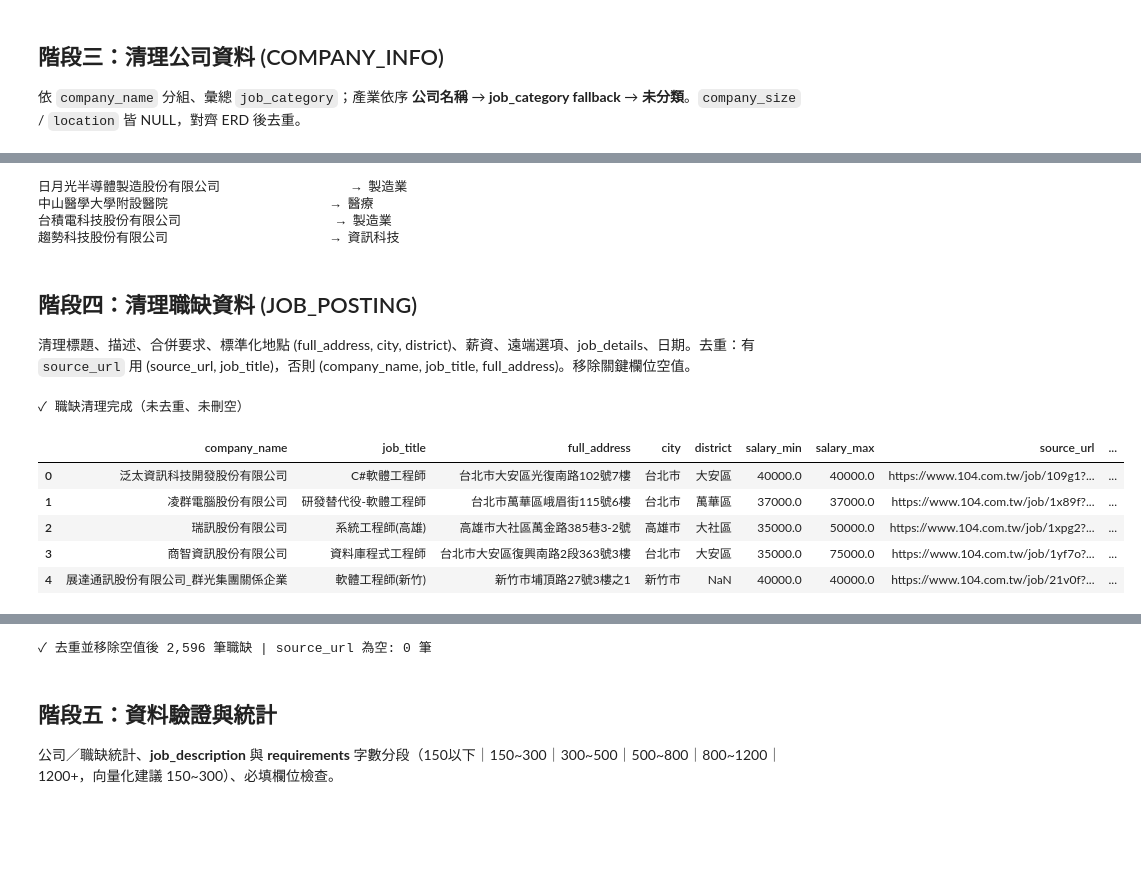
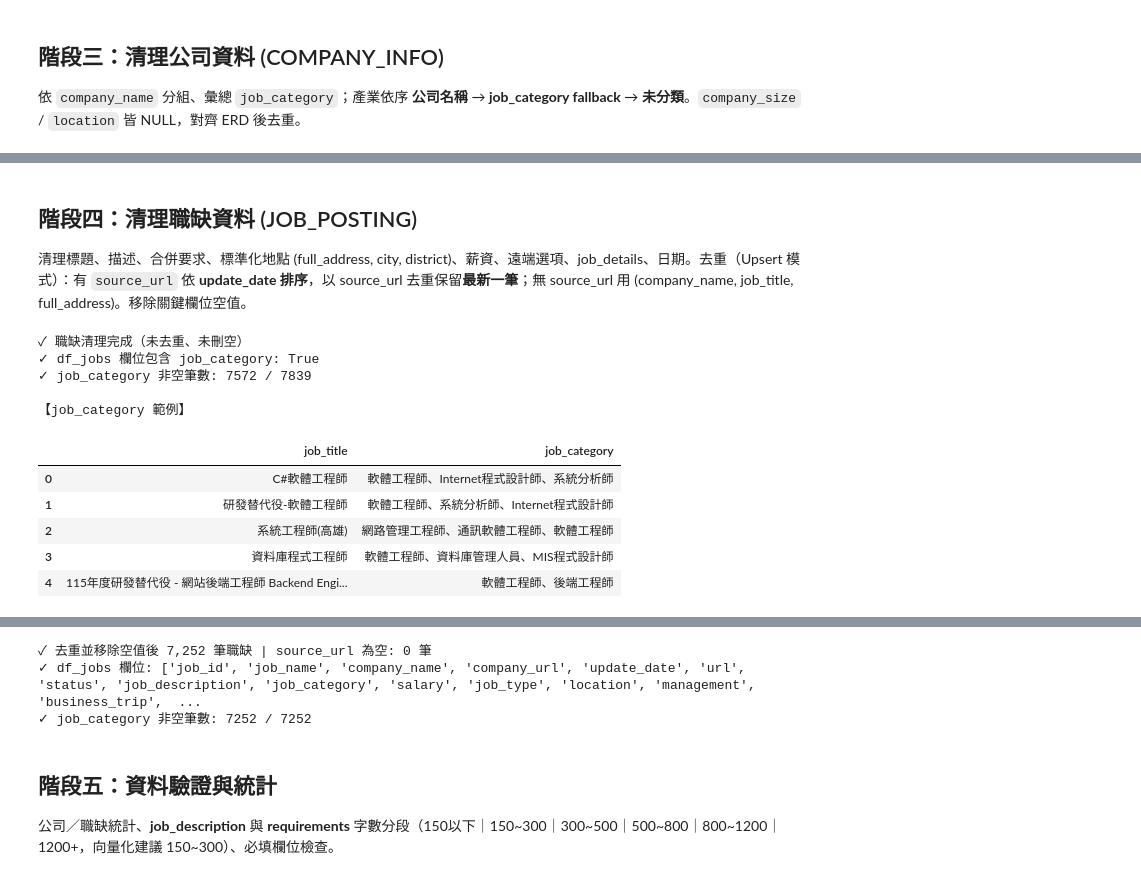
Before and after one commit to slen516-afk/final, a Jupyter notebook: supabase_control/clear.ipynb, the cells around one changed output, grey strips where cells are left out. Cells and saved outputs as stored; diff of their text form; code cells hidden in the pictures; blank space fills up the shorter version.

```diff
--- a/supabase_control/clear.ipynb
+++ b/supabase_control/clear.ipynb
@@ -414,30 +444,14 @@ display(industry_check)
-# %%
-# 測試關鍵案例
-test_cases = [
-    "日月光半導體製造股份有限公司",  # 應該是「製造業」
-    "中山醫學大學附設醫院",          # 應該是「醫療」
-    "台積電科技股份有限公司",        # 應該是「製造業」（不是資訊科技）
-    "趨勢科技股份有限公司",          # 應該是「資訊科技」
-]
-
-for company in test_cases:
-    result = extract_industry(company)
-    print(f"{company[:30]:30s} → {result}")
-# %% [output]
-日月光半導體製造股份有限公司                 → 製造業
-中山醫學大學附設醫院                     → 醫療
-台積電科技股份有限公司                    → 製造業
-趨勢科技股份有限公司                     → 資訊科技
 # %% [markdown]
 ## 階段四：清理職缺資料 (JOB_POSTING)
 
-清理標題、描述、合併要求、標準化地點 (full_address, city, district)、薪資、遠端選項、job_details、日期。去重：有 `source_url` 用 (source_url, job_title)，否則 (company_name, job_title, full_address)。移除關鍵欄位空值。
+清理標題、描述、合併要求、標準化地點 (full_address, city, district)、薪資、遠端選項、job_details、日期。去重（Upsert 模式）：有 `source_url` 依 **update_date 排序**，以 source_url 去重保留**最新一筆**；無 source_url 用 (company_name, job_title, full_address)。移除關鍵欄位空值。
 # %%
-# 複製並保留 company_name（稍後對應 company_id）
+# 複製並保留 company_name、job_category（稍後對應 company_id、寫入 job_posting）
 df_jobs = df_raw.copy()
 df_jobs["company_name"] = df_jobs["company_name"].apply(clean_text)
 df_jobs["job_title"] = df_jobs["job_name"].apply(clean_text)
 df_jobs["job_description"] = df_jobs["job_description"].apply(clean_text)
+df_jobs["job_category"] = df_jobs["job_category"].apply(clean_text)  # 保留並清理職缺類別
 
 # 合併要求
 df_jobs["requirements"] = df_jobs.apply(merge_requirements, axis=1)
@@ -445,37 +459,46 @@ df_jobs["requirements"] = df_jobs.apply(merge_requirements, axis=1)
 # 標準化地點：(full_address, city, district)。CSV 僅有 location
 loc_out = df_jobs.apply(lambda r: standardize_location(None, None, r.get("location")), axis=1)
 df_jobs["full_address"] = [x[0] for x in loc_out]
 df_jobs["city"] = [x[1] for x in loc_out]
 df_jobs["district"] = [x[2] for x in loc_out]
 
 # 薪資
 sal_out = df_jobs["salary"].apply(clean_salary)
 df_jobs["salary_min"] = [x[0] for x in sal_out]
 df_jobs["salary_max"] = [x[1] for x in sal_out]
 
 # 遠端選項、job_details
 df_jobs["remote_option"] = df_jobs.apply(lambda r: determine_remote_option(r.get("full_address"), r.get("job_type")), axis=1)
 df_jobs["job_details"] = df_jobs.apply(create_job_details, axis=1)
 
 # 日期：update_date -> posted_date, created_at -> scraped_at
 df_jobs["posted_date"] = pd.to_datetime(df_jobs["update_date"], errors="coerce").dt.date
 df_jobs["scraped_at"] = pd.to_datetime(df_jobs["created_at"], errors="coerce")
 
 # 來源
 df_jobs["source_platform"] = "104人力銀行"
 df_jobs["source_url"] = df_jobs["url"].where(df_jobs["url"].notna() & (df_jobs["url"].astype(str).str.len() > 0))
 
 # 固定欄位
 df_jobs["is_active"] = True
 df_jobs["is_embedded"] = False
 
 print("✓ 職缺清理完成（未去重、未刪空）")
-df_jobs[["company_name", "job_title", "full_address", "city", "district", "salary_min", "salary_max", "source_url", "job_description"]].head()
+# 驗證 job_category 欄位
+print(f"✓ df_jobs 欄位包含 job_category: {'job_category' in df_jobs.columns}")
+print(f"✓ job_category 非空筆數: {df_jobs['job_category'].notna().sum()} / {len(df_jobs)}")
+print("\n【job_category 範例】")
+display(df_jobs[df_jobs["job_category"].notna()][["job_title", "job_category"]].head(5))
+df_jobs[["company_name", "job_title", "job_category", "full_address", "city", "district", "salary_min", "salary_max", "source_url", "job_description"]].head()
 # %% [output]
 ✓ 職缺清理完成（未去重、未刪空）
+✓ df_jobs 欄位包含 job_category: True
+✓ job_category 非空筆數: 7572 / 7839
+
+【job_category 範例】
-|  | company_name | job_title | full_address | city | district | salary_min | salary_max | source_url | ... |
-| 0 | 泛太資訊科技開發股份有限公司 | C#軟體工程師 | 台北市大安區光復南路102號7樓 | 台北市 | 大安區 | 40000.0 | 40000.0 | https://www.104.com.tw/job/109g1?... | ... |
-| 1 | 凌群電腦股份有限公司 | 研發替代役-軟體工程師 | 台北市萬華區峨眉街115號6樓 | 台北市 | 萬華區 | 37000.0 | 37000.0 | https://www.104.com.tw/job/1x89f?... | ... |
-| 2 | 瑞訊股份有限公司 | 系統工程師(高雄) | 高雄市大社區萬金路385巷3-2號 | 高雄市 | 大社區 | 35000.0 | 50000.0 | https://www.104.com.tw/job/1xpg2?... | ... |
-| 3 | 商智資訊股份有限公司 | 資料庫程式工程師 | 台北市大安區復興南路2段363號3樓 | 台北市 | 大安區 | 35000.0 | 75000.0 | https://www.104.com.tw/job/1yf7o?... | ... |
-| 4 | 展達通訊股份有限公司_群光集團關係企業 | 軟體工程師(新竹) | 新竹市埔頂路27號3樓之1 | 新竹市 | NaN | 40000.0 | 40000.0 | https://www.104.com.tw/job/21v0f?... | ... |
+|  | job_title | job_category |
+| 0 | C#軟體工程師 | 軟體工程師、Internet程式設計師、系統分析師 |
+| 1 | 研發替代役-軟體工程師 | 軟體工程師、系統分析師、Internet程式設計師 |
+| 2 | 系統工程師(高雄) | 網路管理工程師、通訊軟體工程師、軟體工程師 |
+| 3 | 資料庫程式工程師 | 軟體工程師、資料庫管理人員、MIS程式設計師 |
+| 4 | 115年度研發替代役 - 網站後端工程師 Backend Engi... | 軟體工程師、後端工程師 |
@@ -482,7 +511,10 @@ df_jobs[["company_name", "job_title", "full_address", "city", "district", "salar
 # %%
-# 去重：有 source_url 用 (source_url, job_title)，否則 (company_name, job_title, full_address)
+# 去重：有 source_url 以 update_date 排序，保留最新一筆（Upsert 模式）
 has_url = df_jobs["source_url"].notna() & (df_jobs["source_url"].astype(str).str.len() > 0)
-df_with_url = df_jobs[has_url].drop_duplicates(subset=["source_url", "job_title"], keep="last")
+# 依 update_date（posted_date）降序，較新的在前，去重時 keep="first" 即保留最新
+df_with_url_raw = df_jobs[has_url].copy()
+df_with_url_raw = df_with_url_raw.sort_values("posted_date", ascending=False, na_position="last")
+df_with_url = df_with_url_raw.drop_duplicates(subset=["source_url"], keep="first")
 df_no_url = df_jobs[~has_url].drop_duplicates(subset=["company_name", "job_title", "full_address"], keep="last")
 df_jobs = pd.concat([df_with_url, df_no_url], ignore_index=True)
 
@@ -495,8 +527,12 @@ df_jobs = df_jobs[
 
 n_url_empty = (df_jobs["source_url"].isna() | (df_jobs["source_url"].astype(str).str.strip().str.len() == 0)).sum()
 print(f"✓ 去重並移除空值後 {len(df_jobs):,} 筆職缺 | source_url 為空: {n_url_empty:,} 筆")
+print(f"✓ df_jobs 欄位: {list(df_jobs.columns)}")
+print(f"✓ job_category 非空筆數: {df_jobs['job_category'].notna().sum()} / {len(df_jobs)}")
 # %% [output]
-✓ 去重並移除空值後 2,596 筆職缺 | source_url 為空: 0 筆
+✓ 去重並移除空值後 7,252 筆職缺 | source_url 為空: 0 筆
+✓ df_jobs 欄位: ['job_id', 'job_name', 'company_name', 'company_url', 'update_date', 'url', 'status', 'job_description', 'job_category', 'salary', 'job_type', 'location', 'management', 'business_trip',  ...
+✓ job_category 非空筆數: 7252 / 7252
 # %% [markdown]
 ## 階段五：資料驗證與統計
 
```
Also changed, not shown: parts of 13 cells of this notebook, 11 other files.
